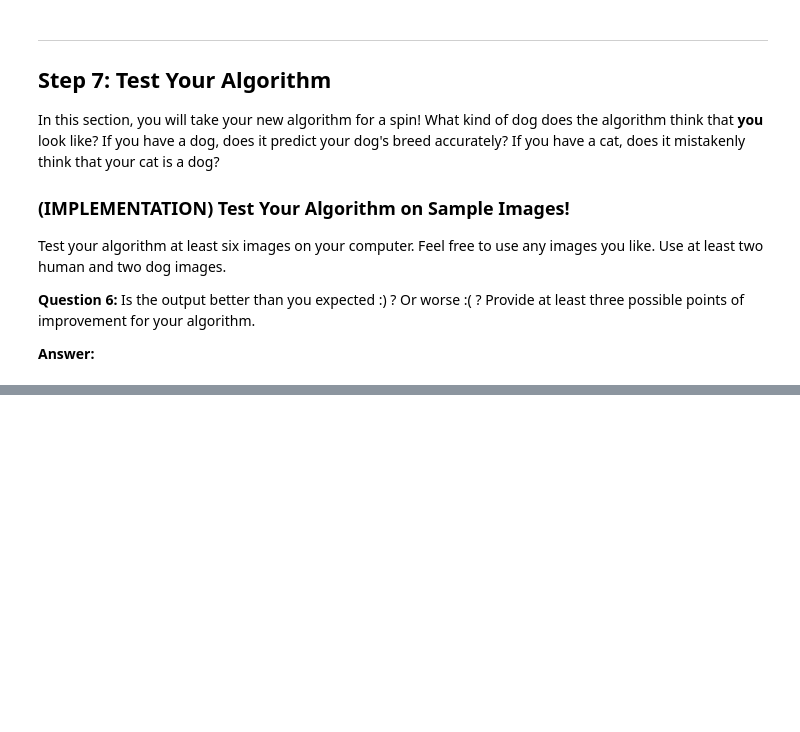
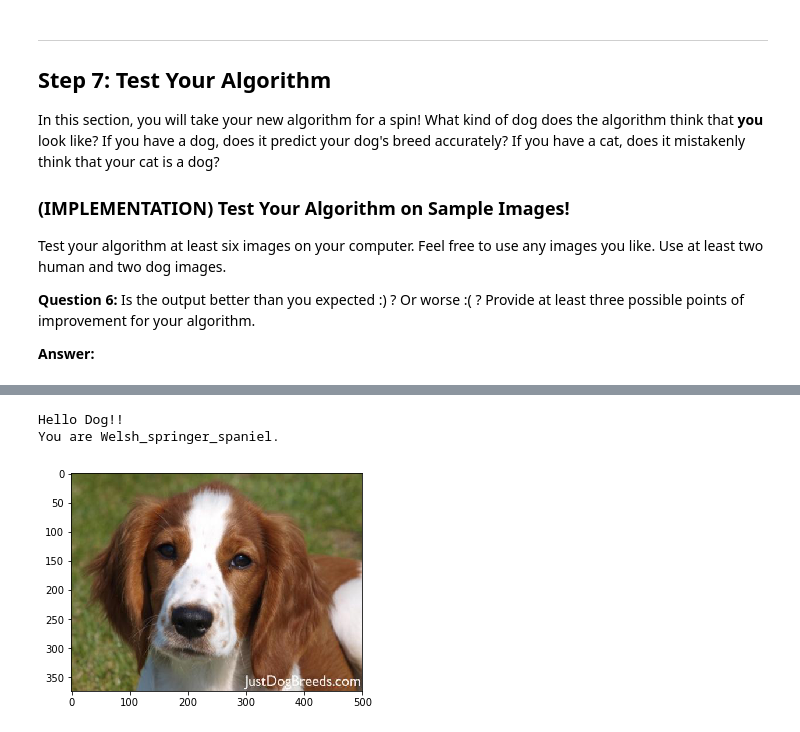
Before and after one commit to manankshastri/DeepLearning, a Jupyter notebook: CNN/Dog/dog_app.ipynb, the cells around one changed output, grey strips where cells are left out. Drawn from its saved outputs; the diff is of its cells as text; code cells hidden in the pictures; blank space fills up the shorter version.

```diff
--- a/CNN/Dog/dog_app.ipynb
+++ b/CNN/Dog/dog_app.ipynb
@@ -692,0 +741,6 @@ __Answer:__
+# %%
+detector("images/Welsh_springer_spaniel_08203.jpg")
+# %% [output]
+Hello Dog!!
+You are Welsh_springer_spaniel.
+[figure, added]
```
Also changed, not shown: parts of 19 cells of this notebook, 4 other files.
